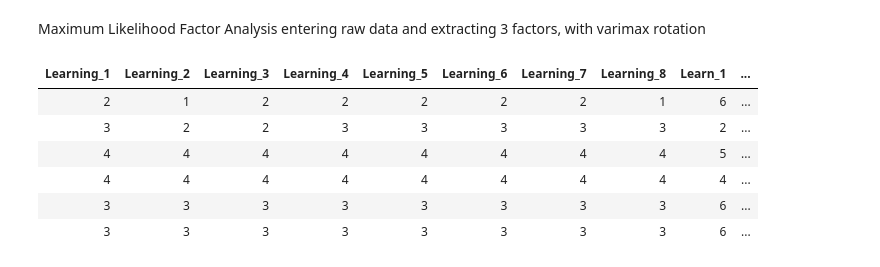
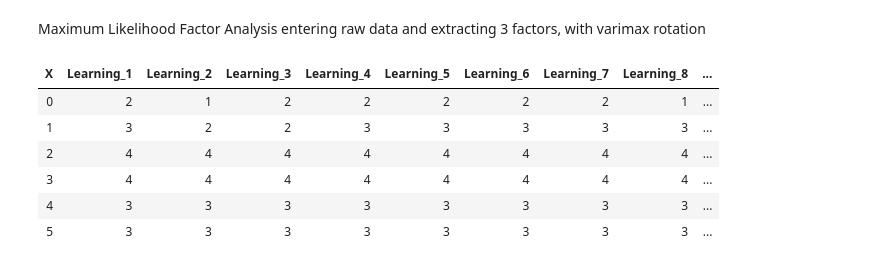
Before and after one commit to sam-cannon/AOM, a Jupyter notebook: AOM in R.ipynb, the cells around one changed output. Saved outputs shown, nothing was run; the diff lists cells and outputs as text; code cells hidden in the pictures.

```diff
--- a/AOM in R.ipynb
+++ b/AOM in R.ipynb
@@ -23,5 +14,6 @@ setwd()
 # %%
-data <- read.csv("factor_analysis_data.csv", header = TRUE)
+data_1 <- read.csv("factor_analysis_data.csv", header = T)
+df <- read.csv("composite_df.csv", header = TRUE)
 # %% [markdown]
 Learning Alpha
 # %%
@@ -72,10 +64,10 @@ data <- data[, 2:30]
 # %%
-head(data)
+head(data_1)
 # %% [output]
-| Learning_1 | Learning_2 | Learning_3 | Learning_4 | Learning_5 | Learning_6 | Learning_7 | Learning_8 | Learn_1 | ... |
-| 2 | 1 | 2 | 2 | 2 | 2 | 2 | 1 | 6 | ... |
-| 3 | 2 | 2 | 3 | 3 | 3 | 3 | 3 | 2 | ... |
-| 4 | 4 | 4 | 4 | 4 | 4 | 4 | 4 | 5 | ... |
-| 4 | 4 | 4 | 4 | 4 | 4 | 4 | 4 | 4 | ... |
-| 3 | 3 | 3 | 3 | 3 | 3 | 3 | 3 | 6 | ... |
-| 3 | 3 | 3 | 3 | 3 | 3 | 3 | 3 | 6 | ... |
+| X | Learning_1 | Learning_2 | Learning_3 | Learning_4 | Learning_5 | Learning_6 | Learning_7 | Learning_8 | ... |
+| 0 | 2 | 1 | 2 | 2 | 2 | 2 | 2 | 1 | ... |
+| 1 | 3 | 2 | 2 | 3 | 3 | 3 | 3 | 3 | ... |
+| 2 | 4 | 4 | 4 | 4 | 4 | 4 | 4 | 4 | ... |
+| 3 | 4 | 4 | 4 | 4 | 4 | 4 | 4 | 4 | ... |
+| 4 | 3 | 3 | 3 | 3 | 3 | 3 | 3 | 3 | ... |
+| 5 | 3 | 3 | 3 | 3 | 3 | 3 | 3 | 3 | ... |
```
Also changed, not shown: parts of 19 cells of this notebook.
